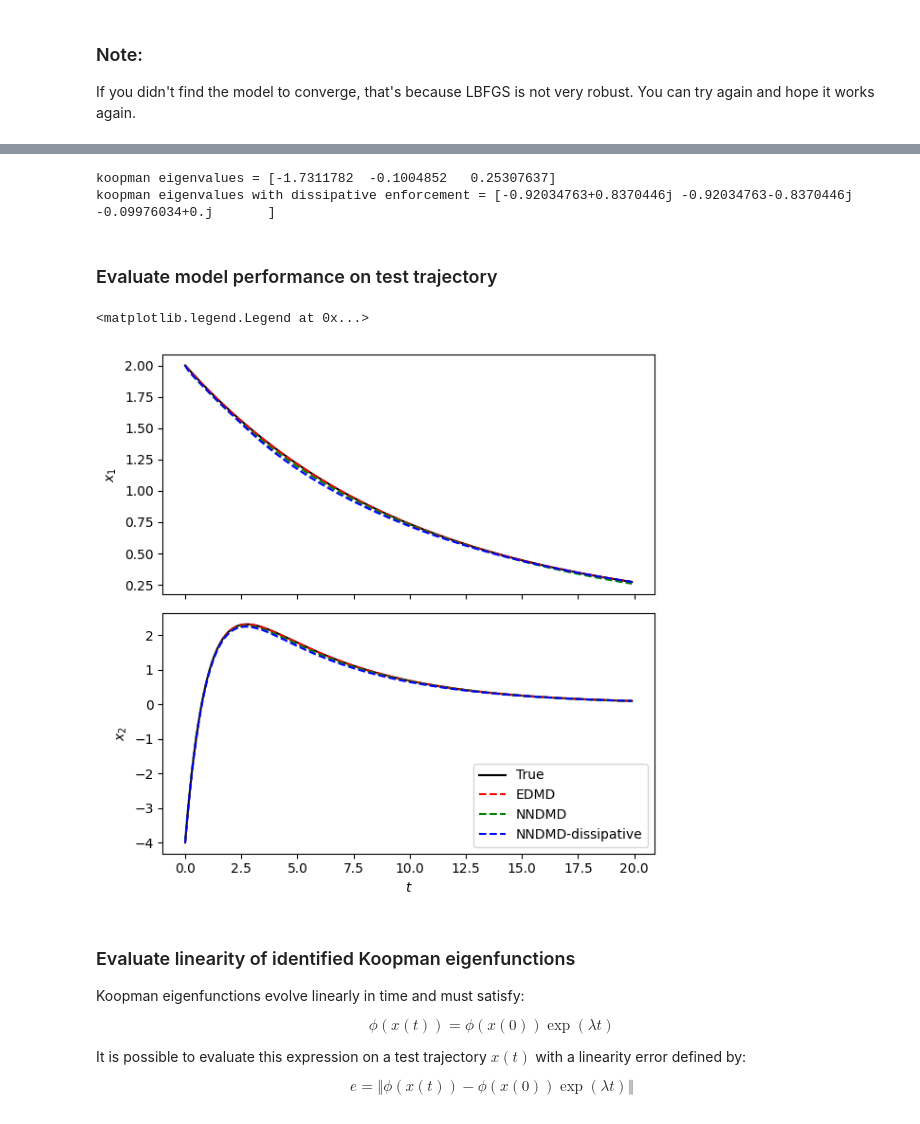
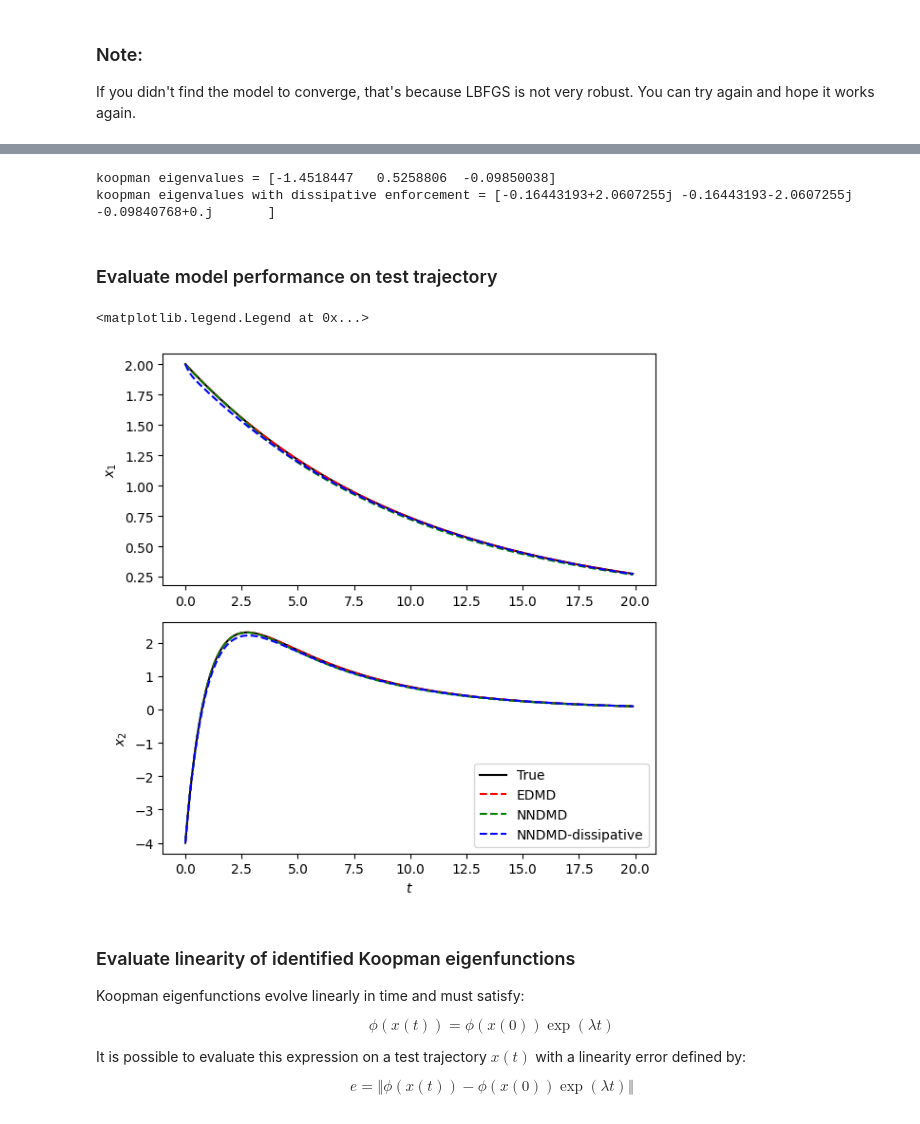
Before and after one commit to dynamicslab/pykoopman, a Jupyter notebook: examples/tutorial_koopman_eigenfunction_model_slow_manifold.ipynb, the cells around one changed output, grey strips where cells are left out. Cells and saved outputs as stored; diff of their text form; code cells hidden in the pictures.

Commit message:
add nndmd

```diff
--- a/examples/tutorial_koopman_eigenfunction_model_slow_manifold.ipynb
+++ b/examples/tutorial_koopman_eigenfunction_model_slow_manifold.ipynb
@@ -97,16 +97,7 @@ dlk_regressor = pk.regression.NNDMD(dt=nonlinear_sys.dt, look_forward=look_forwa
                                     normalize=True, normalize_mode='equal',
                                     normalize_std_factor=1.0,
                                     trainer_kwargs=dict(max_epochs=3))
-dlk_regressor_d = pk.regression.NNDMD(mode='Dissipative',
-                                    dt=nonlinear_sys.dt,
-                                    look_forward=look_forward,
-                                    config_encoder=dict(input_size=2,
-                                                        hidden_sizes=[64] * 3,
-                                                        output_size=3,
-                                                        activations="swish"),
-                                    config_decoder=dict(input_size=3, hidden_sizes=[],
-                                                        output_size=2, activations="linear"),
-                                    batch_size=64, lbfgs=True,
-                                    normalize=True, normalize_mode='equal',
-                                    normalize_std_factor=1.0,
-                                    trainer_kwargs=dict(max_epochs=3))
+
+# train the vanilla NN model
+model = pk.Koopman(regressor=dlk_regressor)
+model.fit(X.T, Y.T, dt=nonlinear_sys.dt)
@@ -113,4 +133,0 @@ dlk_regressor_d = pk.regression.NNDMD(mode='Dissipative',
-# %%
-# train the vanilla NN model
-model = pk.Koopman(regressor=dlk_regressor)
-model.fit(X.T, Y.T)
@@ -185,0 +140,18 @@ Koopman(observables=Identity(),
+# %%
+dlk_regressor_d = pk.regression.NNDMD(mode='Dissipative',
+                                    dt=nonlinear_sys.dt,
+                                    look_forward=look_forward,
+                                    config_encoder=dict(input_size=2,
+                                                        hidden_sizes=[64] * 3,
+                                                        output_size=3,
+                                                        activations="swish"),
+                                    config_decoder=dict(input_size=3, hidden_sizes=[],
+                                                        output_size=2, activations="linear"),
+                                    batch_size=64, lbfgs=True,
+                                    normalize=True, normalize_mode='equal',
+                                    normalize_std_factor=1.0,
+                                    trainer_kwargs=dict(max_epochs=3))
+
+# train the dissipative NN model
+model_d = pk.Koopman(regressor=dlk_regressor_d)
+model_d.fit(X.T, Y.T, dt=nonlinear_sys.dt)
@@ -190,37 +201,37 @@ print(f"koopman eigenvalues = {koop_eigenvals}")
 koop_eigenvals = np.log(np.linalg.eig(model_d.A)[0])/nonlinear_sys.dt
 print(f"koopman eigenvalues with dissipative enforcement = {koop_eigenvals}")
 # %% [output]
-koopman eigenvalues = [-1.7311782  -0.1004852   0.25307637]
-koopman eigenvalues with dissipative enforcement = [-0.92034763+0.8370446j -0.92034763-0.8370446j -0.09976034+0.j       ]
+koopman eigenvalues = [-1.4518447   0.5258806  -0.09850038]
+koopman eigenvalues with dissipative enforcement = [-0.16443193+2.0607255j -0.16443193-2.0607255j -0.09840768+0.j       ]
 # %% [markdown]
 ### Evaluate model performance on test trajectory
 # %%
 
 Xkoop_edmd = model_edmd.simulate(x0[np.newaxis, :], n_steps=len(t)-1)
 Xkoop_edmd = np.vstack([x0[np.newaxis,:], Xkoop_edmd])
 
 Xkoop_nn_d = model_d.simulate(x0[np.newaxis, :], n_steps=len(t)-1)
 Xkoop_nn_d = np.vstack([x0[np.newaxis,:], Xkoop_nn_d])
 
 Xkoop_nn = model.simulate(x0[np.newaxis, :], n_steps=len(t)-1)
 Xkoop_nn = np.vstack([x0[np.newaxis,:], Xkoop_nn])
 
-fig, axs = plt.subplots(2, 1, sharex=True, tight_layout=True, figsize=(6, 6))
+fig, axs = plt.subplots(2, 1, tight_layout=True, figsize=(6, 6))
 axs[0].plot(t, Xtest[:, 0], '-', color='k', label='True')
 axs[0].plot(t, Xkoop_edmd[:, 0], '--r', label='EDMD')
 axs[0].plot(t, Xkoop_nn[:, 0], '--g', label='NNDMD')
 axs[0].plot(t, Xkoop_nn_d[:, 0], '--b', label='NNDMD-dissipative')
 
 axs[0].set(ylabel=r'$x_1$')
 axs[1].plot(t, Xtest[:, 1], '-', color='k', label='True')
 axs[1].plot(t, Xkoop_edmd[:, 1], '--r', label='EDMD')
 axs[1].plot(t, Xkoop_nn[:, 1], '--g', label='NNDMD')
 axs[1].plot(t, Xkoop_nn_d[:, 1], '--b', label='NNDMD-dissipative')
 axs[1].set(ylabel=r'$x_2$', xlabel=r'$t$')
 axs[1].legend(loc='best')
 # %% [output]
 <matplotlib.legend.Legend at 0x...>
-[figure, old version]
+[figure, new version]
 # %% [markdown]
 ### Evaluate linearity of identified Koopman eigenfunctions
 
```
Also changed, not shown: parts of 11 cells of this notebook, 3 other files.
